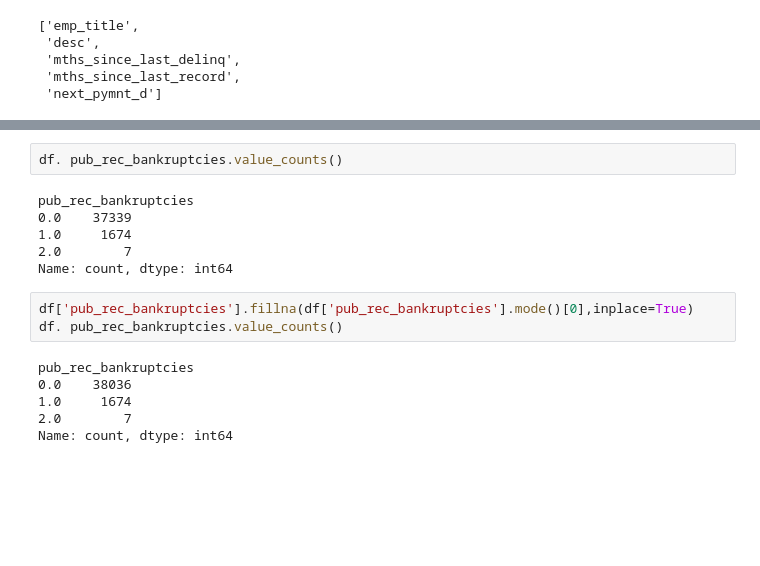
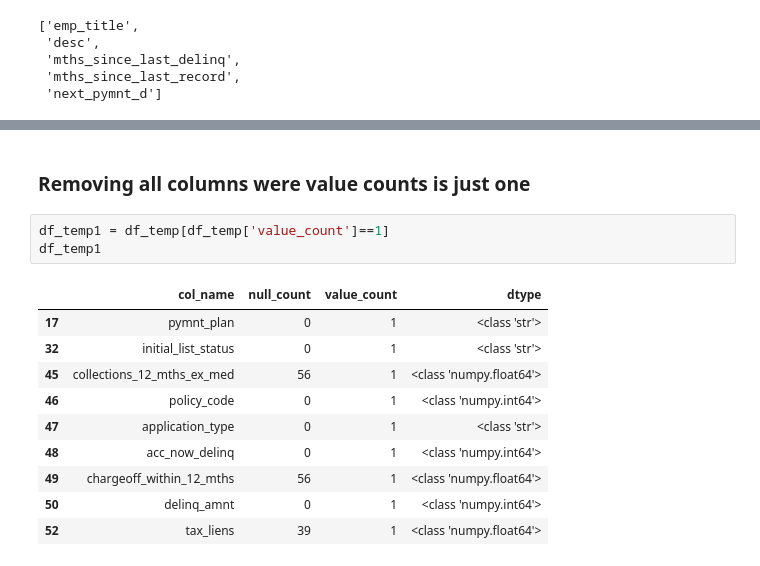
Before and after one commit to sdakshinkar/LendingClubCaseStudy, a Jupyter notebook: Swapnil_Dakshinkar.ipynb, the cells around one changed output, grey strips where cells are left out. Drawn from its saved outputs; the diff is of its cells as text; blank space fills up the shorter version.

```diff
--- a/Swapnil_Dakshinkar.ipynb
+++ b/Swapnil_Dakshinkar.ipynb
@@ -177,17 +100,16 @@ df.shape
-# %%
-df.	pub_rec_bankruptcies.value_counts()
-# %% [output]
-pub_rec_bankruptcies
-0.0    37339
-1.0     1674
-2.0        7
-Name: count, dtype: int64
-# %%
-df['pub_rec_bankruptcies'].fillna(df['pub_rec_bankruptcies'].mode()[0],inplace=True)
-df.	pub_rec_bankruptcies.value_counts()
-# %% [output]
-pub_rec_bankruptcies
-0.0    38036
-1.0     1674
-2.0        7
-Name: count, dtype: int64
+# %% [markdown]
+### Removing all columns were value counts is just one
+# %%
+df_temp1 = df_temp[df_temp['value_count']==1]
+df_temp1
+# %% [output]
+|  | col_name | null_count | value_count | dtype |
+| 17 | pymnt_plan | 0 | 1 | <class 'str'> |
+| 32 | initial_list_status | 0 | 1 | <class 'str'> |
+| 45 | collections_12_mths_ex_med | 56 | 1 | <class 'numpy.float64'> |
+| 46 | policy_code | 0 | 1 | <class 'numpy.int64'> |
+| 47 | application_type | 0 | 1 | <class 'str'> |
+| 48 | acc_now_delinq | 0 | 1 | <class 'numpy.int64'> |
+| 49 | chargeoff_within_12_mths | 56 | 1 | <class 'numpy.float64'> |
+| 50 | delinq_amnt | 0 | 1 | <class 'numpy.int64'> |
+| 52 | tax_liens | 39 | 1 | <class 'numpy.float64'> |
```
Also changed, not shown: parts of 25 cells of this notebook.
